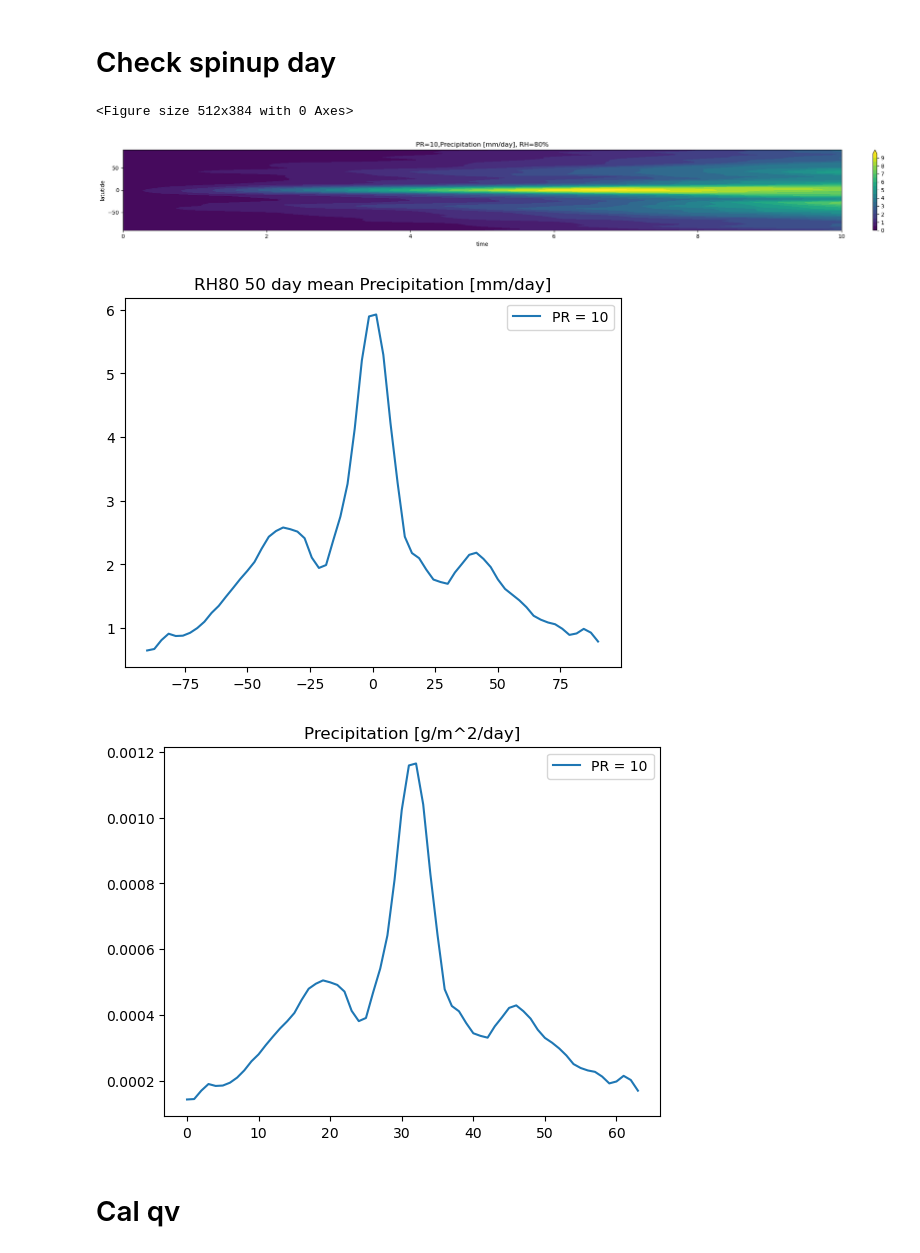
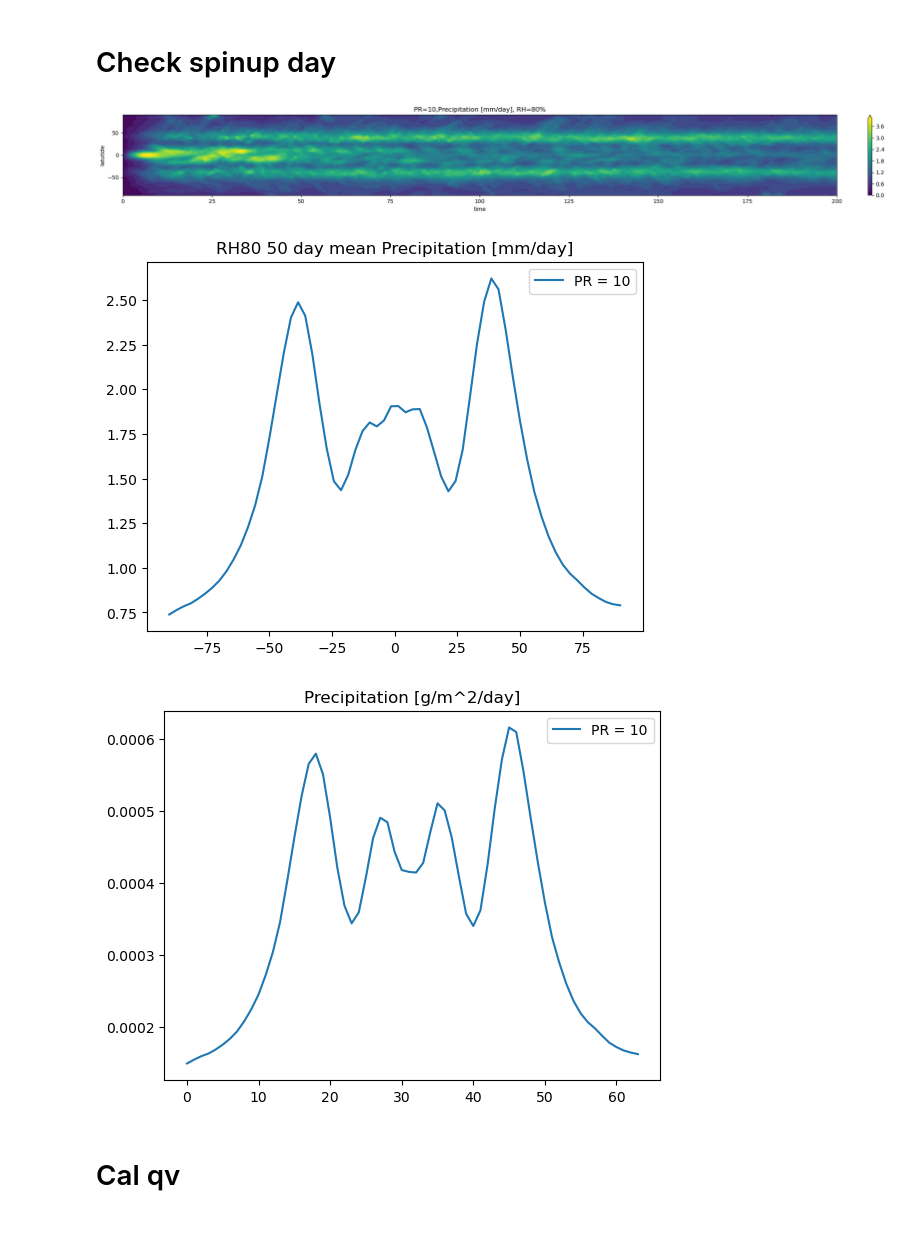
Before and after one commit to PeterChang1023/Dycore_Master, a Jupyter notebook: dycore/IdealizeSpetral.jl/exp/HSt42/check_spinupday.ipynb, the cells around one changed output. Cells and saved outputs as stored; diff of their text form; code cells hidden in the pictures.

```diff
--- a/dycore/IdealizeSpetral.jl/exp/HSt42/check_spinupday.ipynb
+++ b/dycore/IdealizeSpetral.jl/exp/HSt42/check_spinupday.ipynb
@@ -43,12 +43,10 @@ class Dycore:
         self.factor1 = self.getVar("factor1_xyzt")
         self.factor2 = self.getVar("factor2_xyzt")
         self.factor3 = self.getVar("factor3_xyzt")
-
+        self.factor4 = self.getVar("factor4_xyzt")
 
         self.K_E = self.getVar("K_E_xyzt")
         self.pqpz = self.getVar("pqpz_xyzt")
-
-
 
         self.theta = self.t * (self.ps / self.p)**(self.Rd/self.cp)
 
@@ -126,8 +124,8 @@ class Dycore:
         self.t_mean = np.nanmean(self.t[-100:,:,:,:], axis=(1,3))
         return self.t_mean
 # %%
-file = "test_final.dat"
-time = np.linspace(0,10,10)
+file = "200day_finalcorection_final.dat"
+time = np.linspace(0,200,200)
 y    = np.linspace(-90,90,64)
 
 yy, tt = np.meshgrid(y,time)
@@ -164,37 +162,36 @@ for pr in range(10,20,10):
     ### test
 
 plt.tight_layout()
 # plt.savefig("Check_Precipitation.png", dpi=300., bbox_inches='tight')
 plt.show()
 ###############################################################################
 ### cooridate
 x  = np.linspace(-180,180,128)
 y  = np.linspace(-90,90,64)
 xd = np.deg2rad(x)
 yd = np.deg2rad(y)
 
 # WARNING: cos(-90) would be zero, doing this preventing it from divide by zero.
 cy     = np.cos(yd)
 cy[0]  = np.nan
 cy[-1] = np.nan
 
 plt.figure(dpi=100.)
 plt.title("RH80 50 day mean Precipitation [mm/day]")
 
 for pr in range(10,20,10):
     # file  = f"1600day_HS_front_RH50_PR{pr}_PRRELAX86400_with_w_all.dat"# f"HS_front_RH50_PR10_PRRELAX86400_with_w_all.dat" # ./outputs/withprecip/
     # file = f"PR{pr}_200day_test_ice_all.dat"
     # file = "300day_RH80_PR10_test_vertical_advection_revised_all.dat"
     dycore = Dycore(file)
     Prec   = dycore.cal_pre()
-    Prec_mean  = np.nanmean(Prec[:,:], axis=0)
+    Prec_mean  = np.nanmean(Prec[15:,:], axis=0)
     plt.plot(y, Prec_mean * int(pr), label=f"PR = {pr}")
 plt.legend()
 plt.show()
 # %% [output]
-<Figure size 512x384 with 0 Axes>
-[figure, old version]
+[figure, new version]
-[figure, old version]
+[figure, new version]
 # %%
 ### cooridate
 x  = np.linspace(-180,180,128)
@@ -219,7 +216,7 @@ for pr in range(10,15,5):
 plt.legend()
 plt.show()
 # %% [output]
-[figure, old version]
+[figure, new version]
 # %% [markdown]
 # Cal qv
 # %%
```
Also changed, not shown: parts of 16 cells of this notebook, 4 other files.
